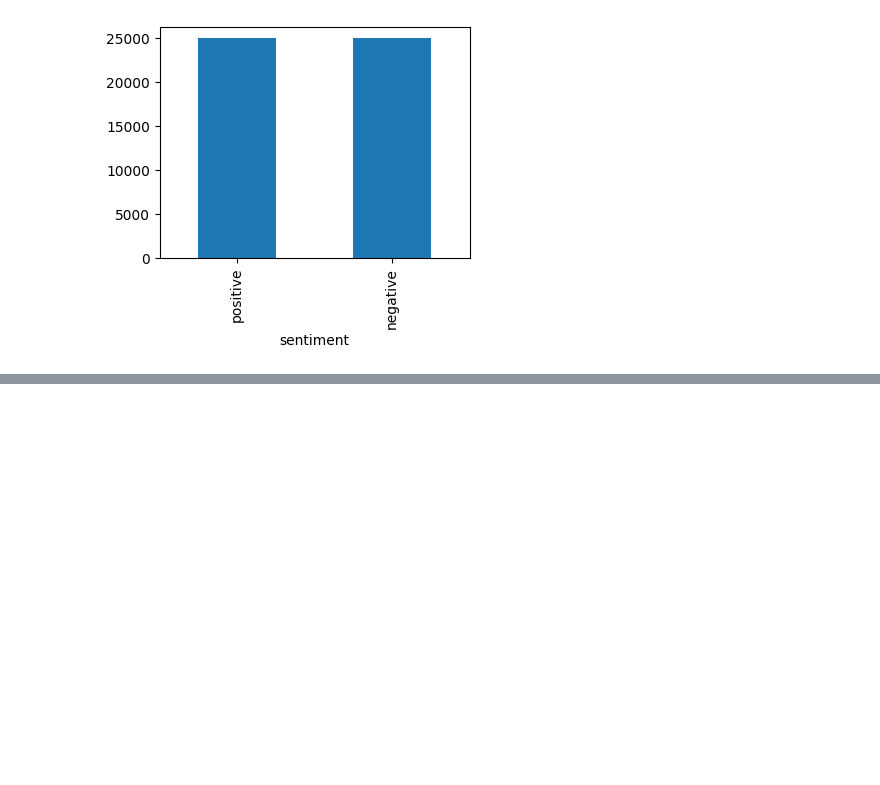
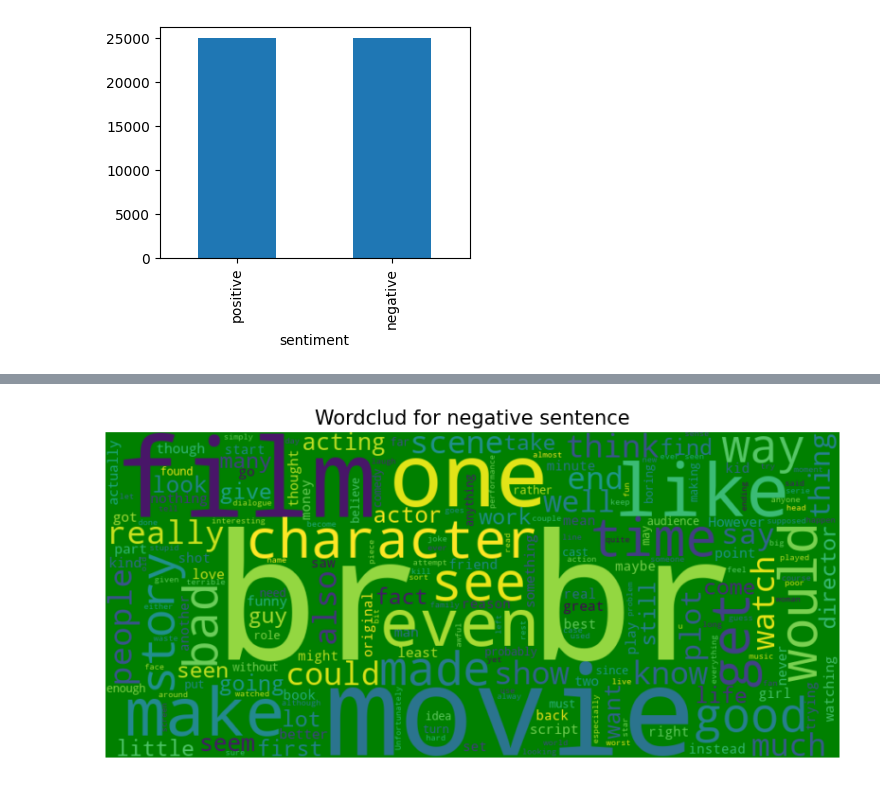
Before and after one commit to Md-Maruf-1727/Machine-Learning-Algorithms, a Jupyter notebook: Natural Language Processing (NLP)/practice model 2/code.ipynb, the cells around one changed output, grey strips where cells are left out. Saved outputs shown, nothing was run; the diff lists cells and outputs as text; code cells hidden in the pictures; blank space fills up the shorter version.

```diff
--- a/Natural Language Processing (NLP)/practice model 2/code.ipynb
+++ b/Natural Language Processing (NLP)/practice model 2/code.ipynb
@@ -37,0 +55,4 @@ def create_cloud(string, title=None):
+# %%
+create_cloud(" ".join(neg_sen), 'Wordclud for negative sentence')
+# %% [output]
+[figure, added]
```
Also changed, not shown: parts of 2 cells of this notebook.
